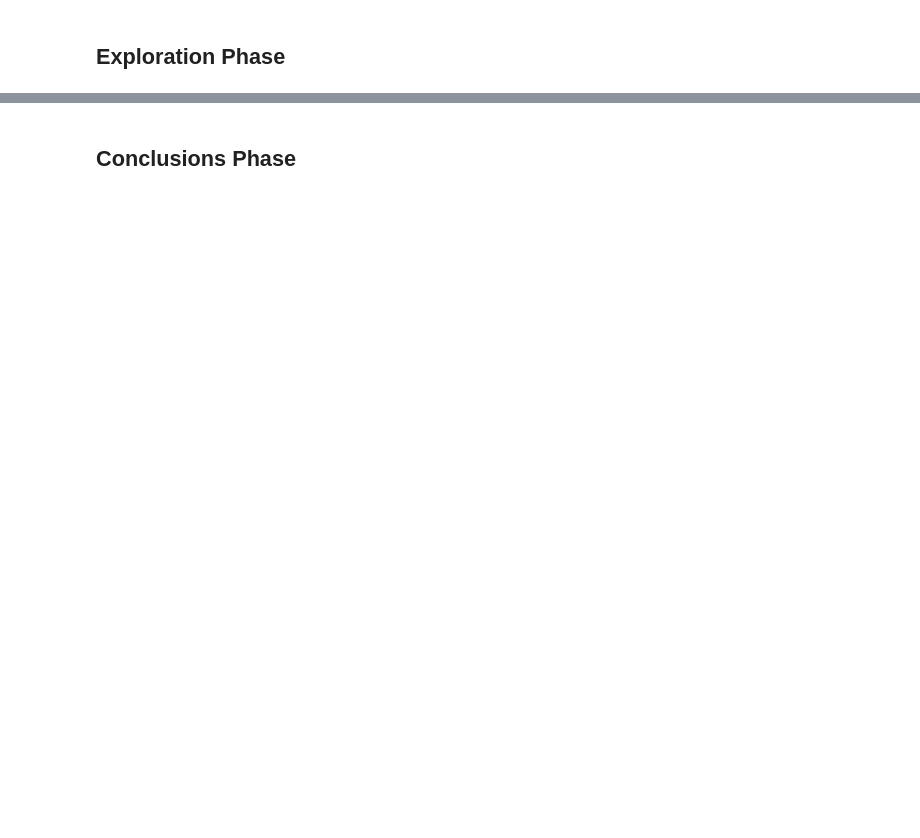
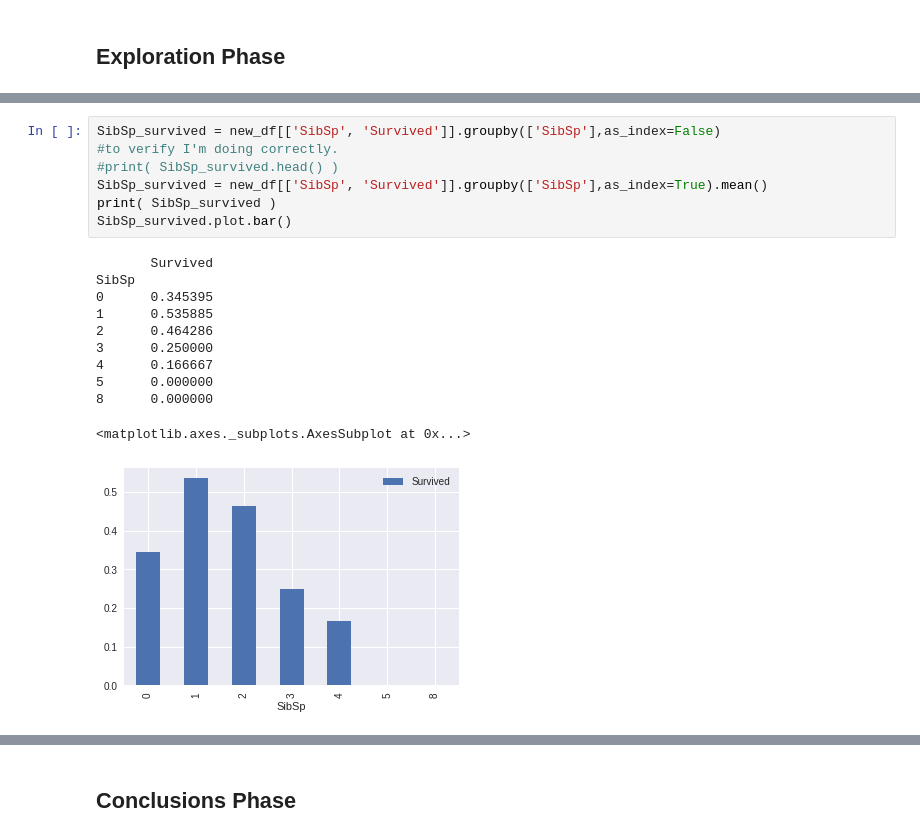
Before and after one commit to sunpochin/dand-p2-investigate-titanic-data, a Jupyter notebook: investigate-titanic-data.ipynb, the cells around one changed output, grey strips where cells are left out. Saved outputs shown, nothing was run; the diff lists cells and outputs as text; blank space fills up the shorter version.

```diff
--- a/investigate-titanic-data.ipynb
+++ b/investigate-titanic-data.ipynb
@@ -255,0 +274,19 @@ sex_survived.plot.bar()
+# %%
+SibSp_survived = new_df[['SibSp', 'Survived']].groupby(['SibSp'],as_index=False)
+#to verify I'm doing correctly.
+#print( SibSp_survived.head() )
+SibSp_survived = new_df[['SibSp', 'Survived']].groupby(['SibSp'],as_index=True).mean()
+print( SibSp_survived )
+SibSp_survived.plot.bar()
+# %% [output]
+       Survived
+SibSp
+0      0.345395
+1      0.535885
+2      0.464286
+3      0.250000
+4      0.166667
+5      0.000000
+8      0.000000
+<matplotlib.axes._subplots.AxesSubplot at 0x...>
+[figure, added]
```
Also changed, not shown: parts of 25 cells of this notebook.
